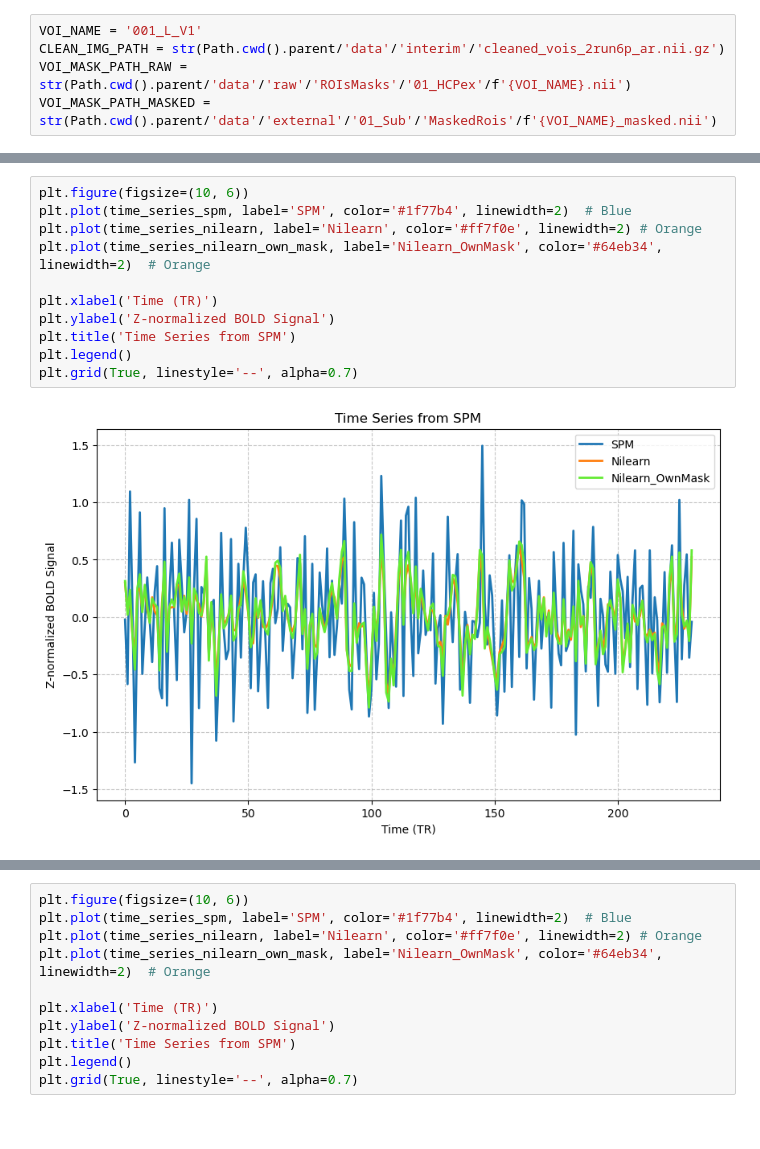
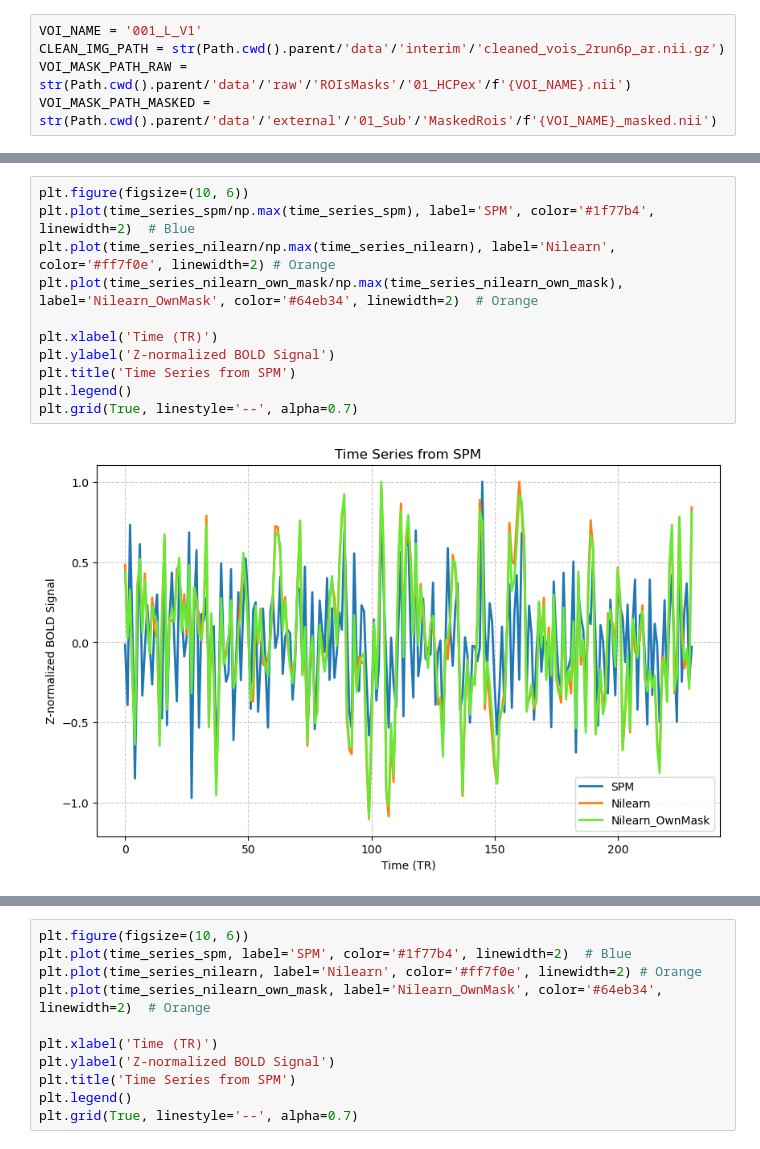
Before and after one commit to iknyazeva/TMFCpy, a Jupyter notebook: notebooks/VoiCompareSPM.ipynb, the cells around one changed output, grey strips where cells are left out. Cells and saved outputs as stored; diff of their text form.

```diff
--- a/notebooks/VoiCompareSPM.ipynb
+++ b/notebooks/VoiCompareSPM.ipynb
@@ -147,13 +164,13 @@ np.corrcoef(time_series_nilearn, time_series_spm)[0,1], np.corrcoef(time_series_
 # %%
 plt.figure(figsize=(10, 6))
-plt.plot(time_series_spm, label='SPM', color='#1f77b4', linewidth=2)  # Blue
-plt.plot(time_series_nilearn, label='Nilearn', color='#ff7f0e', linewidth=2) # Orange
-plt.plot(time_series_nilearn_own_mask, label='Nilearn_OwnMask', color='#64eb34', linewidth=2)  # Orange
+plt.plot(time_series_spm/np.max(time_series_spm), label='SPM', color='#1f77b4', linewidth=2)  # Blue
+plt.plot(time_series_nilearn/np.max(time_series_nilearn), label='Nilearn', color='#ff7f0e', linewidth=2) # Orange
+plt.plot(time_series_nilearn_own_mask/np.max(time_series_nilearn_own_mask), label='Nilearn_OwnMask', color='#64eb34', linewidth=2)  # Orange
 
 plt.xlabel('Time (TR)')
 plt.ylabel('Z-normalized BOLD Signal')
 plt.title('Time Series from SPM')
 plt.legend()
 plt.grid(True, linestyle='--', alpha=0.7)
 # %% [output]
-[figure, old version]
+[figure, new version]
```
Also changed, not shown: parts of 13 cells of this notebook, 5 other files.
